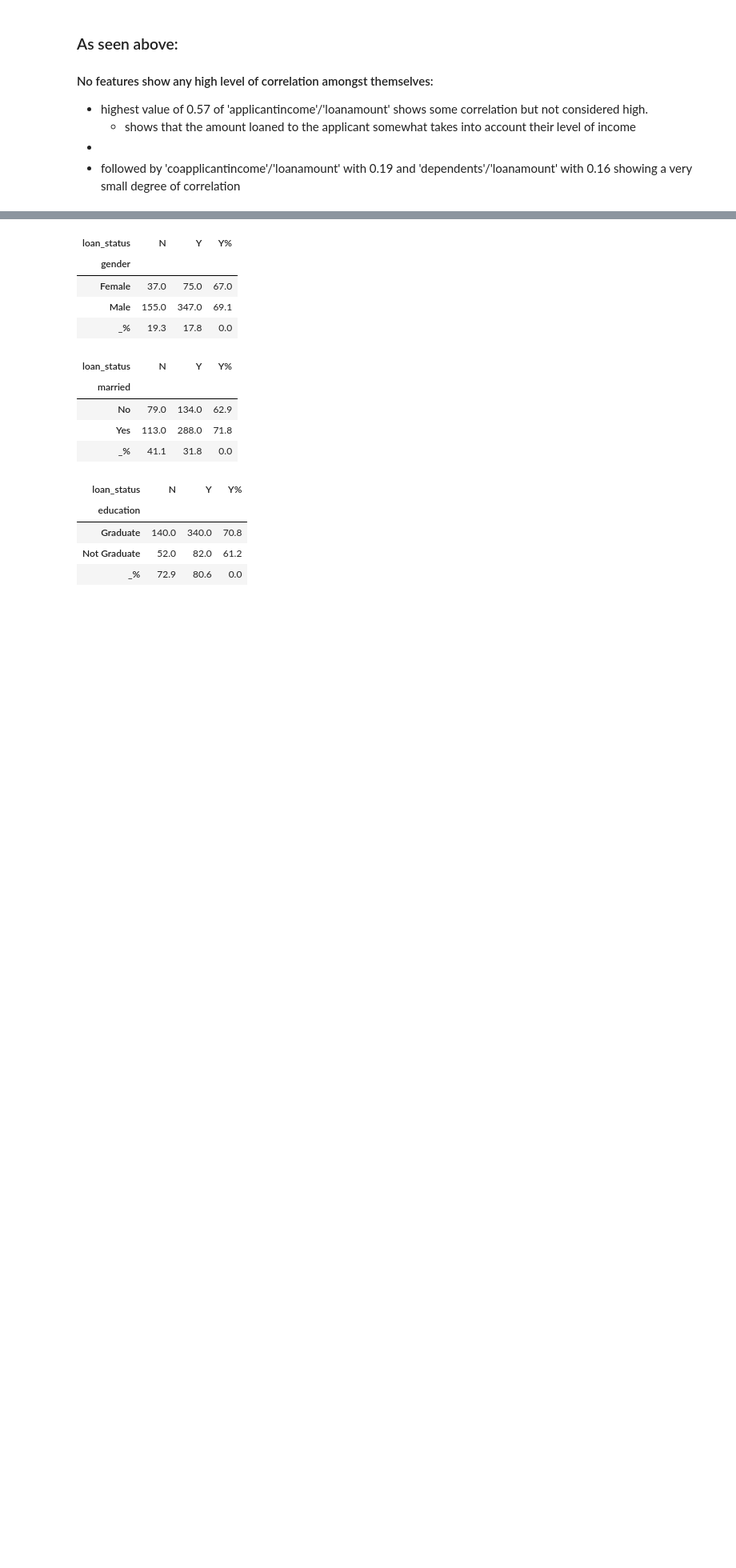
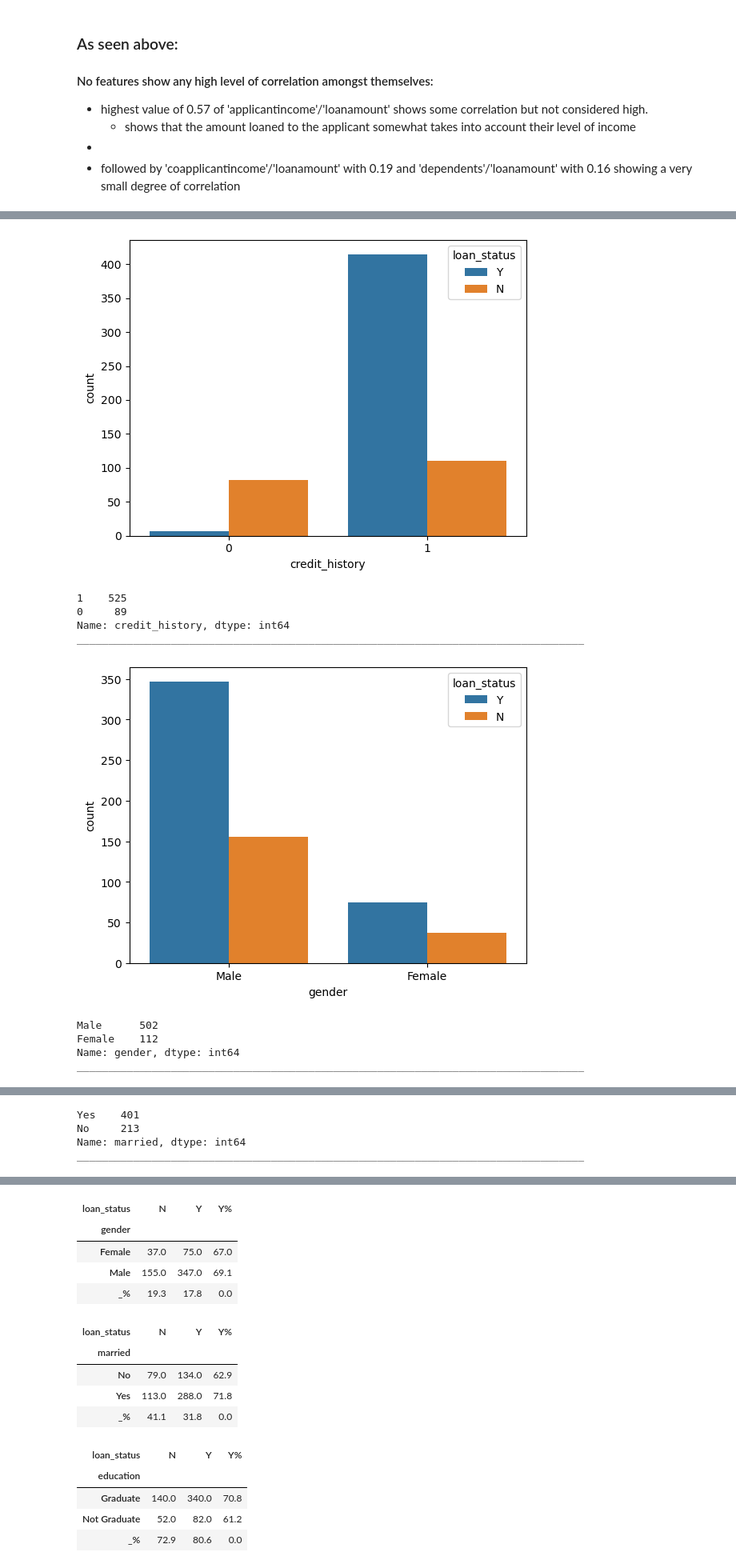
Before and after one commit to guilhermewallis/mini-project-loan-eligibility, a Jupyter notebook: loan-explore-nb.ipynb, the cells around one changed output, grey strips where cells are left out. Shown: that part at 80% size. Cells and saved outputs as stored; diff of their text form; code cells hidden in the pictures; blank space fills up the shorter version.

```diff
--- a/loan-explore-nb.ipynb
+++ b/loan-explore-nb.ipynb
@@ -455,0 +483,23 @@ for col in num_cols.columns:
+# %%
+#including credit_history - column is numerical but values are binary
+sns.countplot(x = 'credit_history', hue = 'loan_status', data = df)
+plt.show()
+print(df['credit_history'].value_counts())
+print('_________________________________________________________________________________', '\n')
+
+for col in df.select_dtypes('object').columns:
+    sns.countplot(x = col, hue = 'loan_status', data = df)
+    plt.show()
+    print(df[col].value_counts())
+    print('_________________________________________________________________________________', '\n')
+# %% [output]
+[figure, added]
+1    525
+0     89
+Name: credit_history, dtype: int64
+_________________________________________________________________________________
+[figure, added]
+Male      502
+Female    112
+Name: gender, dtype: int64
+_________________________________________________________________________________
@@ -455,0 +507,4 @@ for col in num_cols.columns:
+Yes    401
+No     213
+Name: married, dtype: int64
+_________________________________________________________________________________
```
Also changed, not shown: parts of 61 cells of this notebook, 3 other files.
